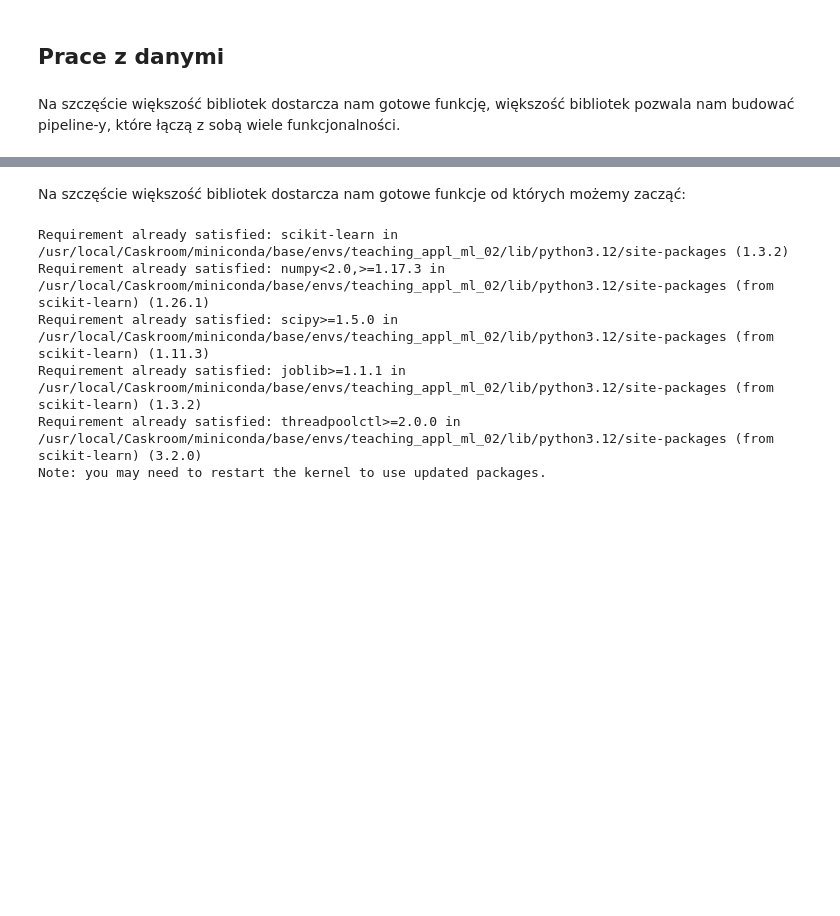
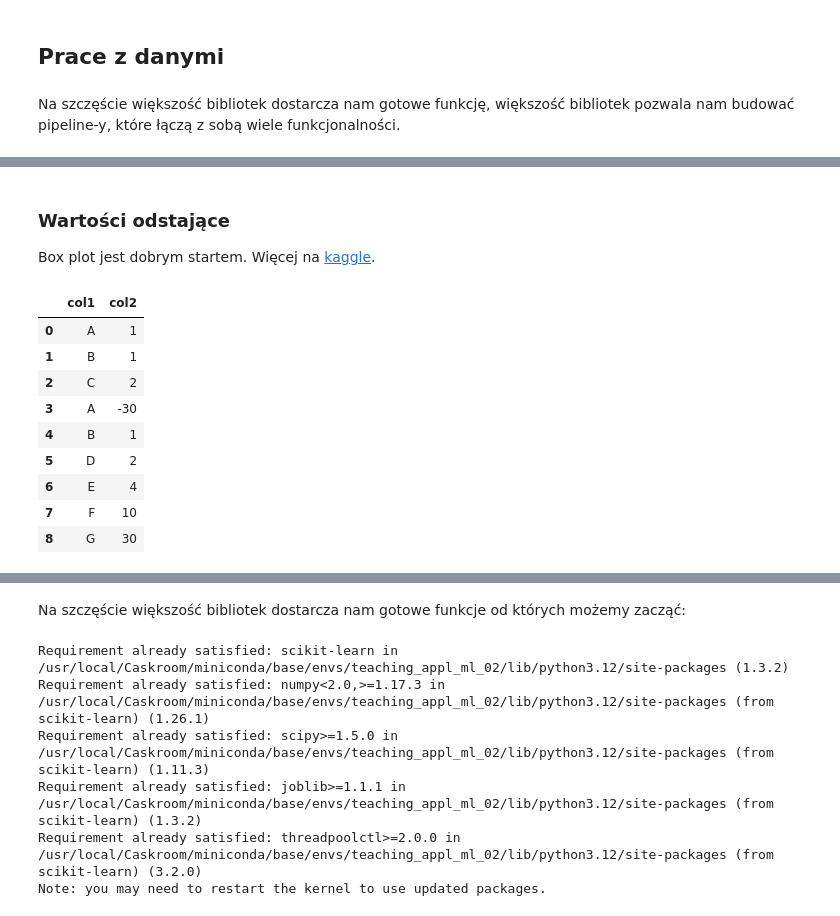
Before and after one commit to wojciech11/se_applied_machine_learning, a Jupyter notebook: 02_notebook/introduction.ipynb, the cells around one changed output, grey strips where cells are left out. Saved outputs shown, nothing was run; the diff lists cells and outputs as text; code cells hidden in the pictures; blank space fills up the shorter version.

```diff
--- a/02_notebook/introduction.ipynb
+++ b/02_notebook/introduction.ipynb
@@ -167,0 +263,4 @@ xxxxxxx panda z danymi kat i numerycznymi
+# %% [markdown]
+### Wartości odstające
+
+Box plot jest dobrym startem. Więcej na [kaggle](https://www.kaggle.com/learn/feature-engineering).
@@ -167,0 +272,13 @@ xxxxxxx panda z danymi kat i numerycznymi
+# %%
+df
+# %% [output]
+|  | col1 | col2 |
+| 0 | A | 1 |
+| 1 | B | 1 |
+| 2 | C | 2 |
+| 3 | A | -30 |
+| 4 | B | 1 |
+| 5 | D | 2 |
+| 6 | E | 4 |
+| 7 | F | 10 |
+| 8 | G | 30 |
```
Also changed, not shown: parts of 34 cells of this notebook, 2 other files.
